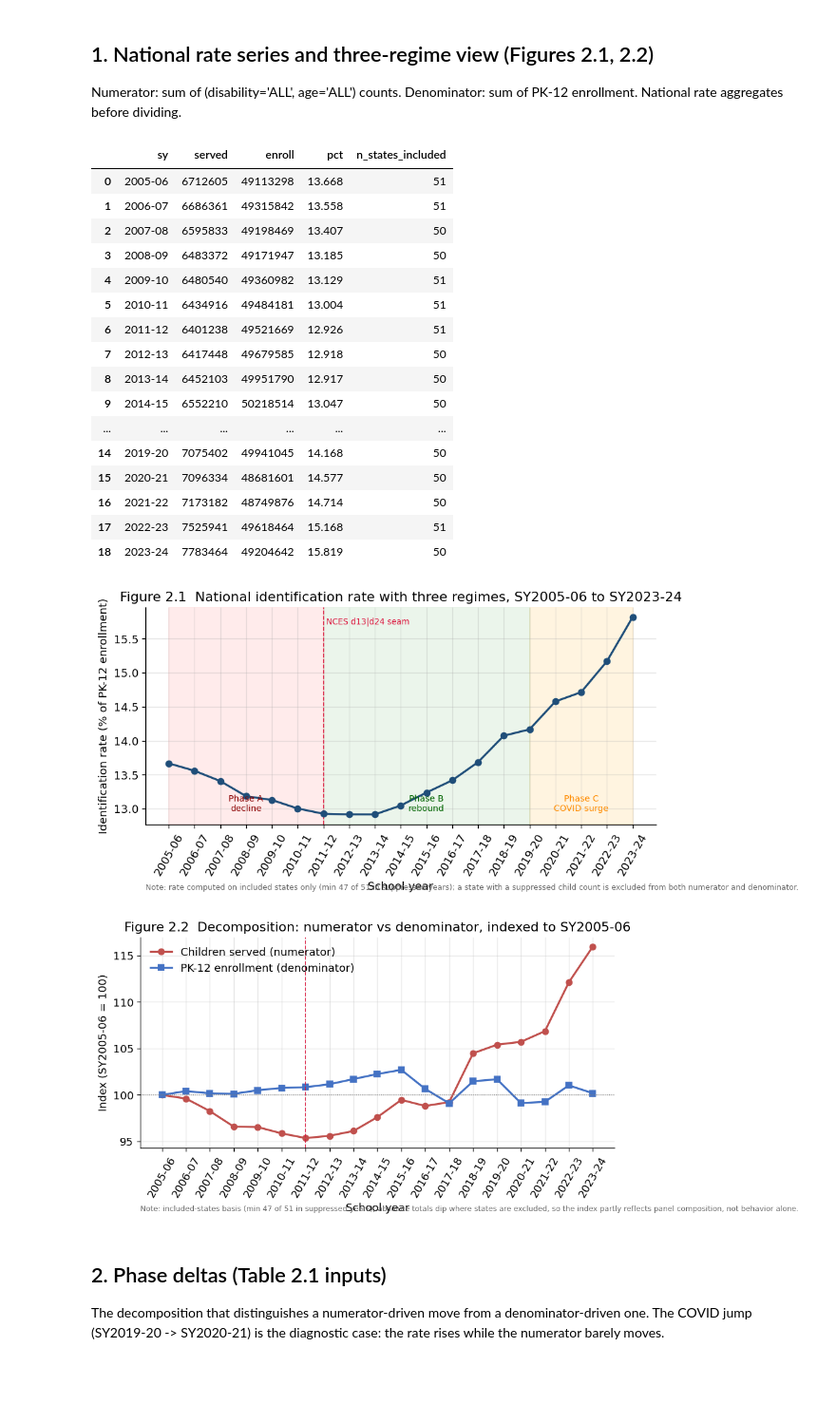
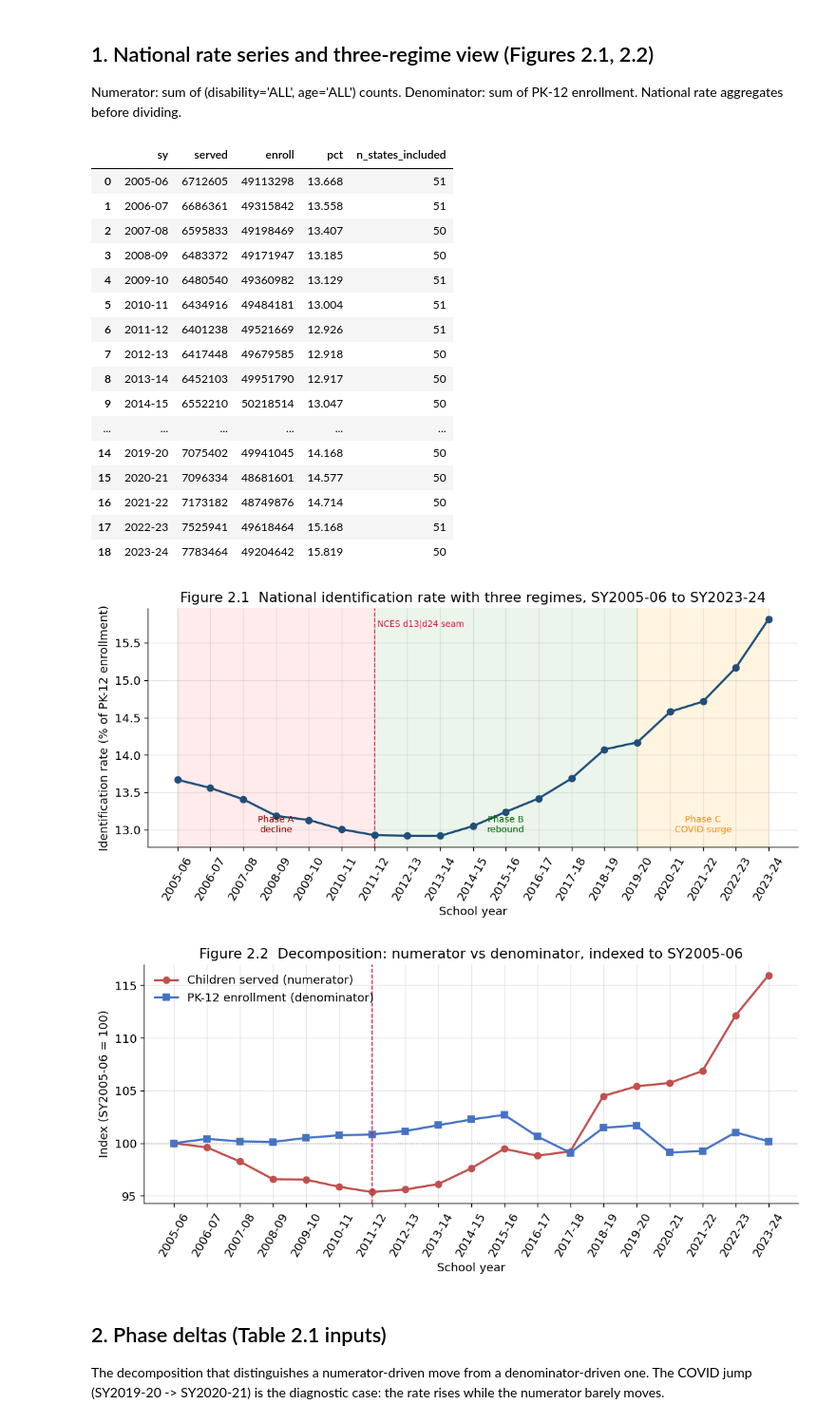
Before and after one commit to EduWon/IDEA, a Jupyter notebook: special_education_identification_2005-2025/chapter2_national_identification_trend/chapter2_analysis.ipynb, the cells around one changed output. Shown at 95% size. Saved outputs shown, nothing was run; the diff lists cells and outputs as text; code cells hidden in the pictures; blank space fills up the shorter version.

```diff
--- a/special_education_identification_2005-2025/chapter2_national_identification_trend/chapter2_analysis.ipynb
+++ b/special_education_identification_2005-2025/chapter2_national_identification_trend/chapter2_analysis.ipynb
@@ -52,12 +52,6 @@ ax.text('2011-12', nat['pct'].max(), ' NCES d13|d24 seam', color='crimson', font
 ax.set_ylabel('Identification rate (% of PK-12 enrollment)'); ax.set_xlabel('School year')
 ax.tick_params(axis='x', rotation=60)
 ax.set_title('Figure 2.1  National identification rate with three regimes, SY2005-06 to SY2023-24')
-_minN = int(nat['n_states_included'].min())
-if _minN < 51:
-    ax.text(0.0, -0.30, f'Note: rate computed on included states only '
-            f'(min {_minN} of 51 in suppressed years); a state with a suppressed '
-            f'child count is excluded from both numerator and denominator.',
-            transform=ax.transAxes, fontsize=7.5, color='dimgray')
 fig.tight_layout(); fig.savefig(f'{FIGDIR}/fig2_1_rate_phases.png', bbox_inches='tight')
 
 # Figure 2.2 - numerator/denominator decomposition (index 2005-06=100)
@@ -65,40 +59,35 @@ fig.tight_layout(); fig.savefig(f'{FIGDIR}/fig2_1_rate_phases.png', bbox_inches=
 # 따라서 지수는 식별행위 변화 외에 포함 주 구성 변화도 일부 반영한다.
 b_n = nat['served'].iloc[0]; b_e = nat['enroll'].iloc[0]
 fig, ax = plt.subplots(figsize=(9.5,4.6))
 ax.plot(nat['sy'], 100*nat['served']/b_n, marker='o', color='#c0504d', lw=2, label='Children served (numerator)')
 ax.plot(nat['sy'], 100*nat['enroll']/b_e, marker='s', color='#4472c4', lw=2, label='PK-12 enrollment (denominator)')
 ax.axvline('2011-12', color='crimson', ls='--', lw=1)
 ax.axhline(100, color='gray', lw=0.8, ls=':')
 ax.set_ylabel('Index (SY2005-06 = 100)'); ax.set_xlabel('School year')
 ax.tick_params(axis='x', rotation=60); ax.legend(frameon=False, loc='upper left')
 ax.set_title('Figure 2.2  Decomposition: numerator vs denominator, indexed to SY2005-06')
-if _minN < 51:
-    ax.text(0.0, -0.30, f'Note: included-states basis (min {_minN} of 51 in '
-            f'suppressed years); absolute totals dip where states are excluded, '
-            f'so the index partly reflects panel composition, not behavior alone.',
-            transform=ax.transAxes, fontsize=7.5, color='dimgray')
 fig.tight_layout(); fig.savefig(f'{FIGDIR}/fig2_2_decomposition.png', bbox_inches='tight')
 nat[['sy','served','enroll','pct','n_states_included']].round(3)
 # %% [output]
 |  | sy | served | enroll | pct | n_states_included |
 | 0 | 2005-06 | 6712605 | 49113298 | 13.668 | 51 |
 | 1 | 2006-07 | 6686361 | 49315842 | 13.558 | 51 |
 | 2 | 2007-08 | 6595833 | 49198469 | 13.407 | 50 |
 | 3 | 2008-09 | 6483372 | 49171947 | 13.185 | 50 |
 | 4 | 2009-10 | 6480540 | 49360982 | 13.129 | 51 |
 | 5 | 2010-11 | 6434916 | 49484181 | 13.004 | 51 |
 | 6 | 2011-12 | 6401238 | 49521669 | 12.926 | 51 |
 | 7 | 2012-13 | 6417448 | 49679585 | 12.918 | 50 |
 | 8 | 2013-14 | 6452103 | 49951790 | 12.917 | 50 |
 | 9 | 2014-15 | 6552210 | 50218514 | 13.047 | 50 |
 | ... | ... | ... | ... | ... | ... |
 | 14 | 2019-20 | 7075402 | 49941045 | 14.168 | 50 |
 | 15 | 2020-21 | 7096334 | 48681601 | 14.577 | 50 |
 | 16 | 2021-22 | 7173182 | 48749876 | 14.714 | 50 |
 | 17 | 2022-23 | 7525941 | 49618464 | 15.168 | 51 |
 | 18 | 2023-24 | 7783464 | 49204642 | 15.819 | 50 |
-[figure, old version]
+[figure, new version]
-[figure, old version]
+[figure, new version]
 # %% [markdown]
 ## 2. Phase deltas (Table 2.1 inputs)
 
```
Also changed, not shown: 9 other files.
